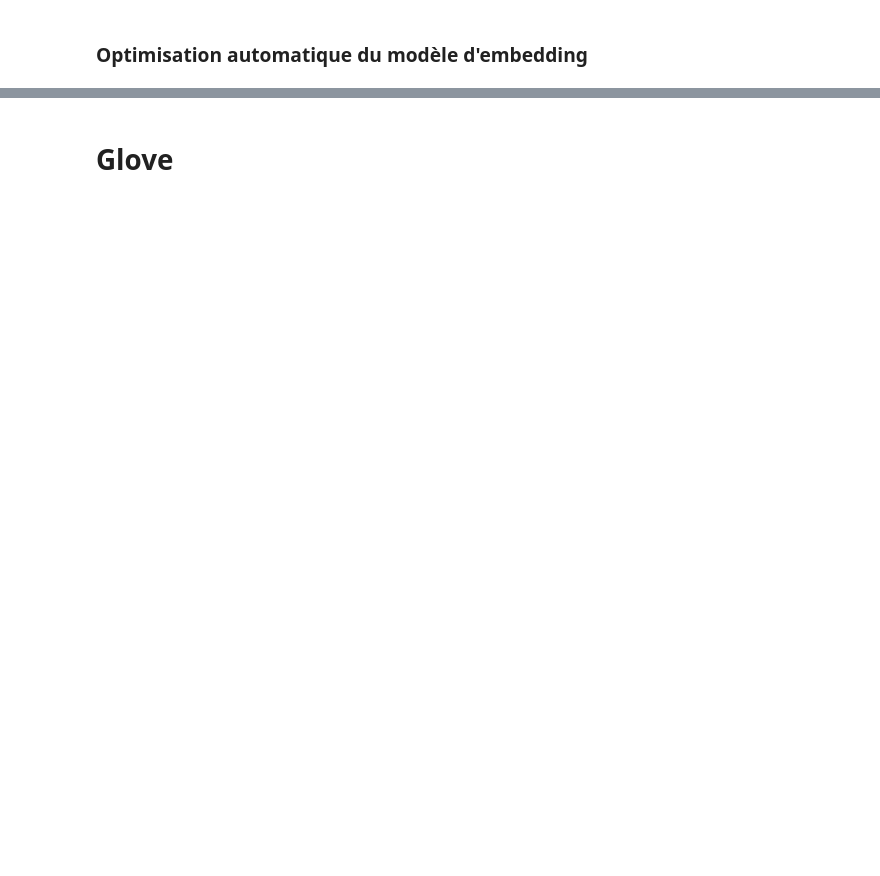
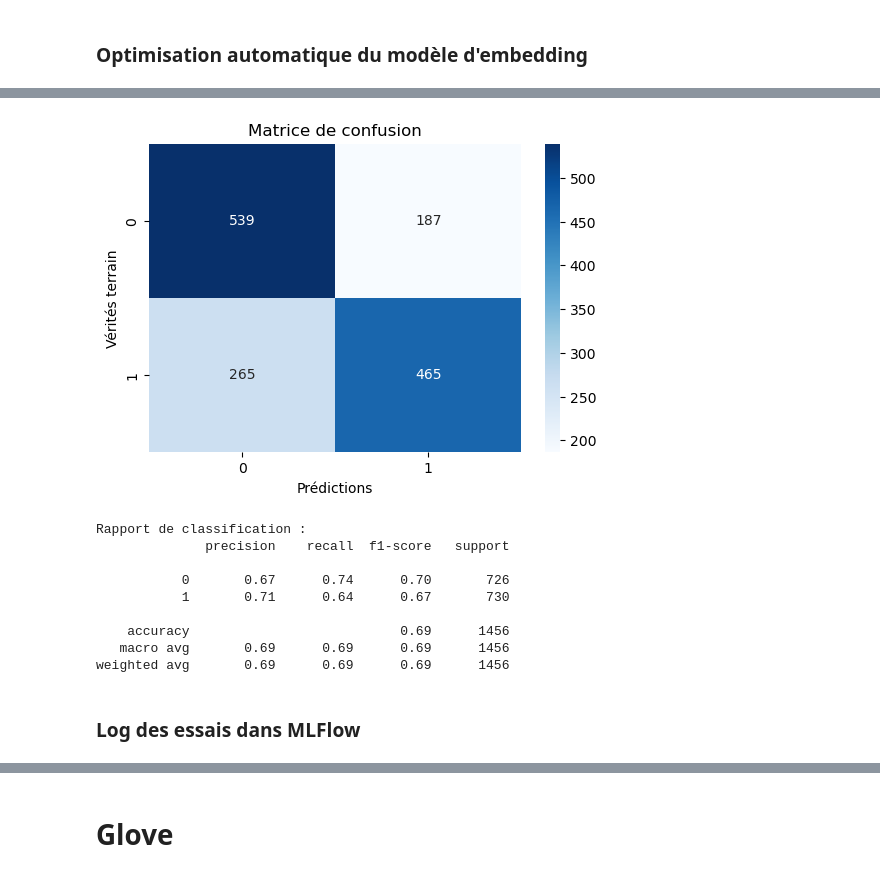
Before and after one commit to cecile-aie/oc_aiep7, a Jupyter notebook: P7_modele_avance.ipynb, the cells around one changed output, grey strips where cells are left out. Drawn from its saved outputs; the diff is of its cells as text; code cells hidden in the pictures; blank space fills up the shorter version.

```diff
--- a/P7_modele_avance.ipynb
+++ b/P7_modele_avance.ipynb
@@ -703,7 +840,7 @@ import seaborn as sns
 import matplotlib.pyplot as plt
 
 # 1. Faire des prédictions sur le jeu de test
-y_pred_probs = best_model.predict(test_padded)  # Prédictions en probabilités
+y_pred_probs = best_model_W2v.predict(test_padded)  # Prédictions en probabilités
 y_pred = (y_pred_probs > 0.5).astype("int32")   # Conversion en classes (0 ou 1)
 
 # 2. Calculer la matrice de confusion
@@ -715,8 +852,12 @@ sns.heatmap(conf_matrix, annot=True, fmt='d', cmap='Blues', xticklabels=[0, 1],
 plt.title('Matrice de confusion')
 plt.xlabel('Prédictions')
 plt.ylabel('Vérités terrain')
+# Sauvegarder l'image de la matrice de confusion
+plt.savefig('confusion_matrix.png')
 plt.show()
 
 # 4. Afficher le rapport de classification
+class_report = classification_report(y_test, y_pred)
 print("Rapport de classification :")
 print(classification_report(y_test, y_pred))
+# %% [output]
@@ -722,0 +865,12 @@ print(classification_report(y_test, y_pred))
+[figure, added]
+Rapport de classification :
+              precision    recall  f1-score   support
+
+           0       0.67      0.74      0.70       726
+           1       0.71      0.64      0.67       730
+
+    accuracy                           0.69      1456
+   macro avg       0.69      0.69      0.69      1456
+weighted avg       0.69      0.69      0.69      1456
+# %% [markdown]
+### Log des essais dans MLFlow
```
Also changed, not shown: parts of 44 cells of this notebook.
